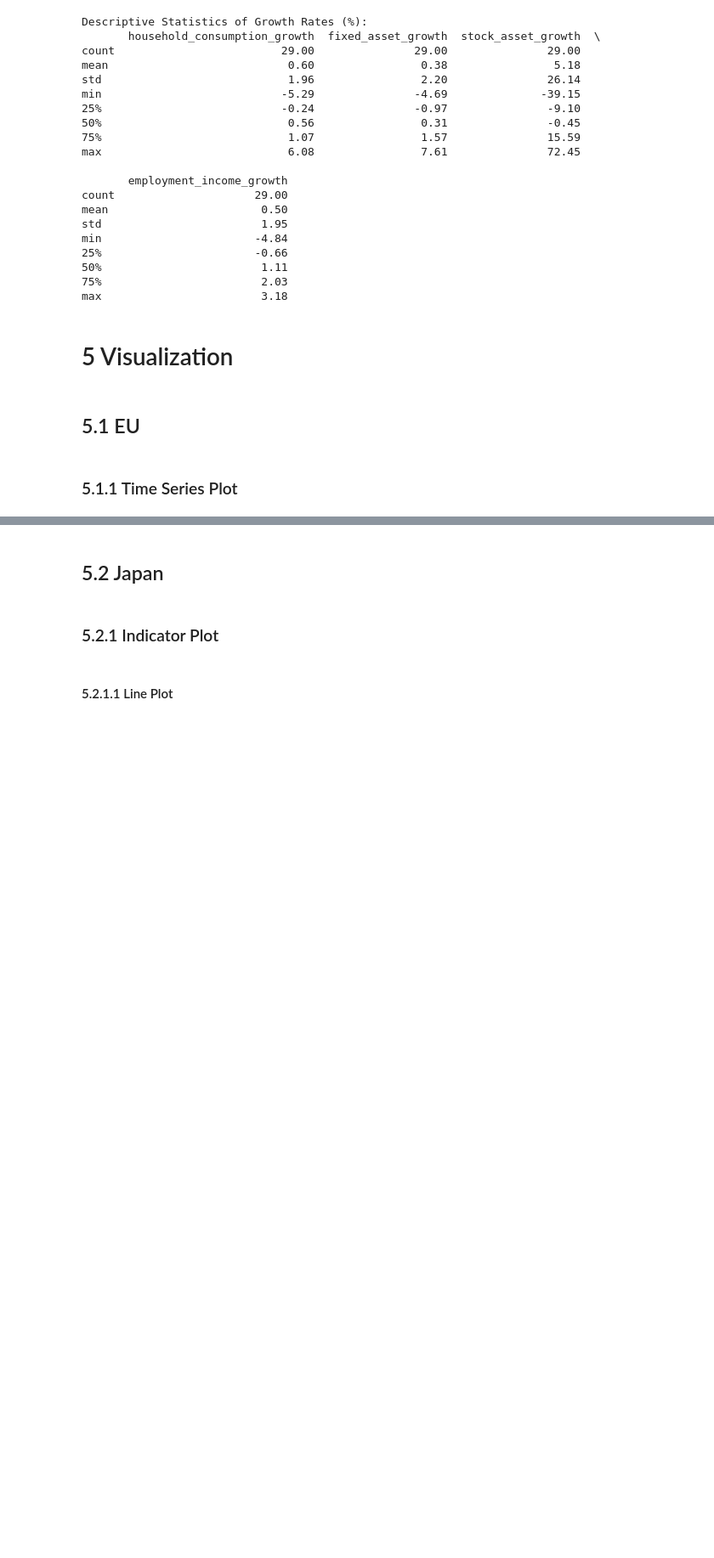
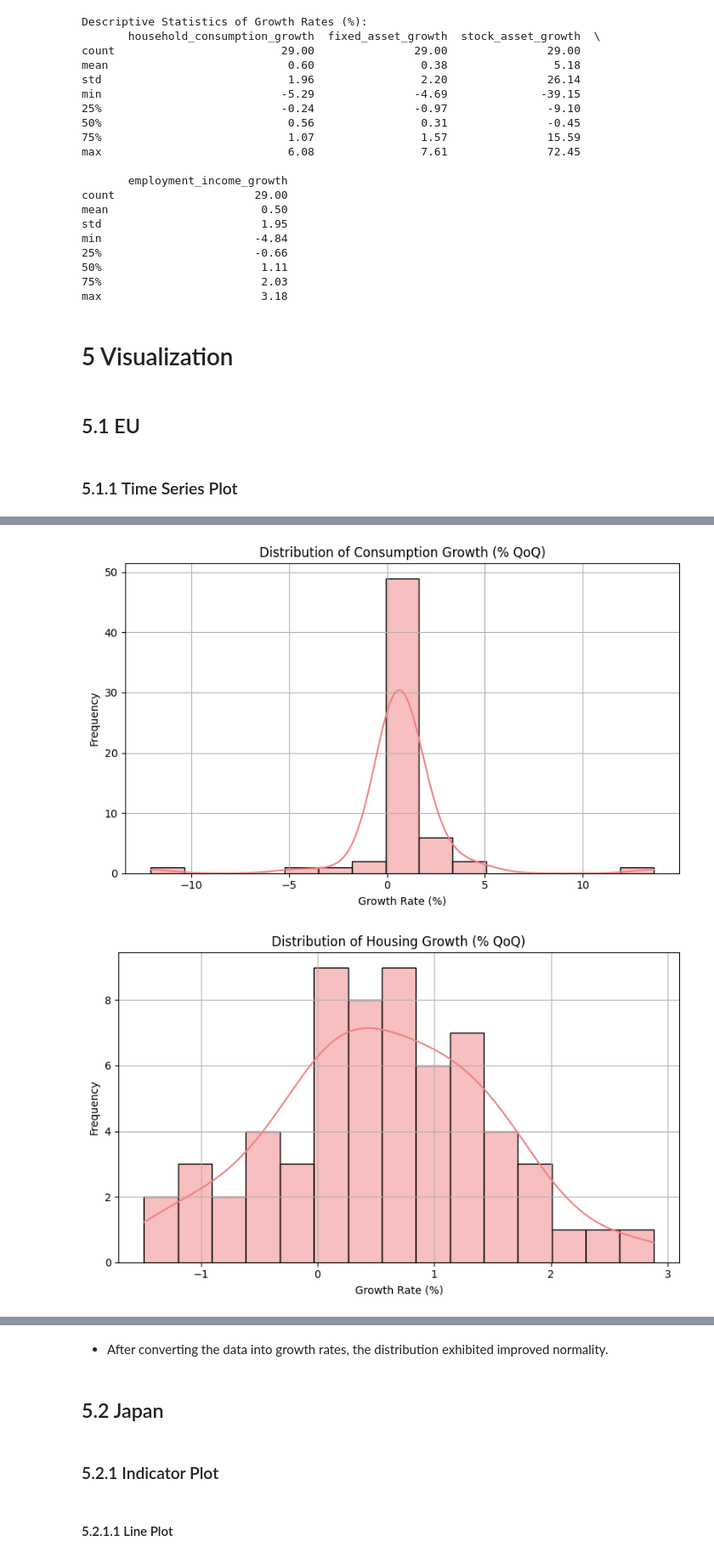
Before and after one commit to Graspp-25-Spring/graspp-25S-Wealth-Consumption, a Jupyter notebook: notebooks/milestone_1_update.ipynb, the cells around one changed output, grey strips where cells are left out. Shown at 85% size. Cells and saved outputs as stored; diff of their text form; code cells hidden in the pictures; blank space fills up the shorter version.

```diff
--- a/notebooks/milestone_1_update.ipynb
+++ b/notebooks/milestone_1_update.ipynb
@@ -543,0 +599,25 @@ plt.show()
+# %%
+import matplotlib.pyplot as plt
+import seaborn as sns
+
+# Load values
+value_columns = [
+    'consumption_growth',
+    'housing_growth',
+    'finance_growth',
+    'income_growth'
+]
+
+# Plot histograms for each growth variable
+for col in value_columns:
+    plt.figure(figsize=(8, 5))
+    sns.histplot(df_growth_clean[col], bins=15, kde=True, color='lightcoral')
+    plt.title(f"Distribution of {col.replace('_', ' ').title()} (% QoQ)")
+    plt.xlabel("Growth Rate (%)")
+    plt.ylabel("Frequency")
+    plt.grid(True)
+    plt.tight_layout()
+    plt.show()
+# %% [output]
+[figure, added]
+[figure, added]
@@ -544,3 +626,5 @@ plt.show()
+# %% [markdown]
+ - After converting the data into growth rates, the distribution exhibited improved normality.
 # %% [markdown]
 ## 5.2 Japan
 # %% [markdown]
```
Also changed, not shown: parts of 33 cells of this notebook, 5 other files.
